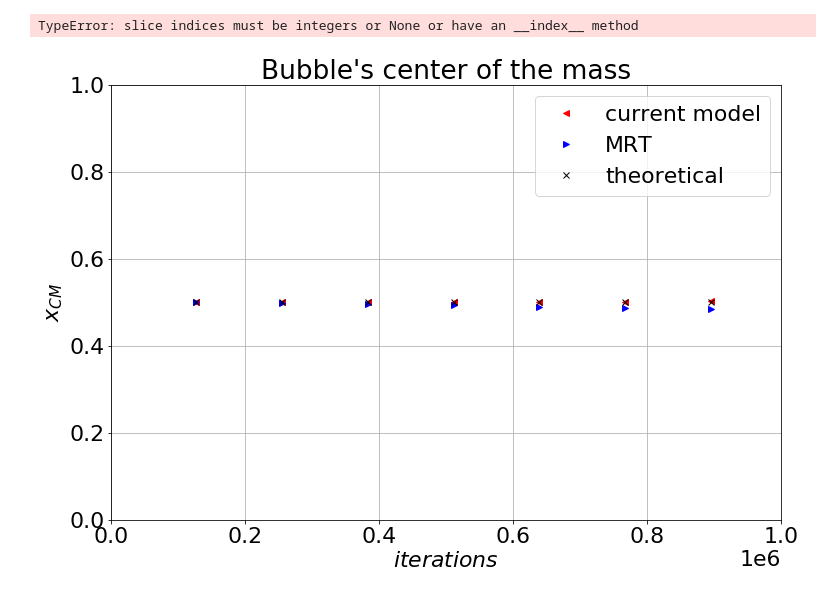
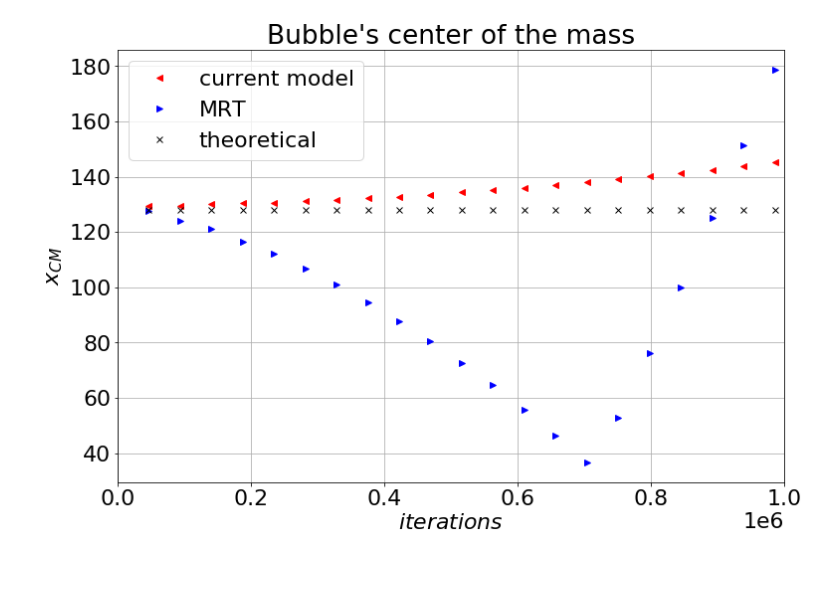
Before and after one commit to ggruszczynski/TCLB, a Jupyter notebook: moje/python/moving_resting_bubble/bubble_CMass.ipynb, the cells around one changed output. Cells and saved outputs as stored; diff of their text form; code cells hidden in the pictures; blank space fills up the shorter version.

```diff
--- a/moje/python/moving_resting_bubble/bubble_CMass.ipynb
+++ b/moje/python/moving_resting_bubble/bubble_CMass.ipynb
@@ -7,14 +7,31 @@ import pandas as pd
 import csv
 
 
-folder_path = os.path.join("../data_for_plots", "moving_vs_resting_bubble", "line_data_rho1_v01_circular")
+rho_ratio = '1'
+v = '025'
+# Ux='001'
+
+# folder_path = os.path.join("../data_for_plots",
+#                            "moving_vs_resting_bubble",
+#                            "line_data_rho%s_v%s_circular_Ux%s" % (rho_ratio, v,Ux))
+
+
+Ma='05'
+folder_path_moving = os.path.join("../data_for_plots",
+                           "moving_vs_resting_bubble",
+                           "line_data_rho%s_v%s_oscillating_Ma%s" % (rho_ratio, v, Ma))
+
+folder_path_resting = os.path.join("../data_for_plots",
+                           "moving_vs_resting_bubble",
+                           "line_data_rho%s_v%s_oscillating_rest" % (rho_ratio, v))
 
 frames_cm = []
 frames_mrt = []
 
-U0 = 0.01
-n = np.arange(127, 999, 128)
-# n = np.arange(127, 256, 128)
+
+#n = np.arange(127, 999, 128)  # U0 = 0.01
+# n = np.arange(234, 999, 235) # Ma=0.1
+n = np.arange(46, 999, 47)  # Ma=0.5
 i = np.arange(len(n))
 
 u_diff = np.empty(len(n))
@@ -25,8 +42,8 @@ pf_mrt_CMx = np.empty(len(n))  # x coordinate of the center of mass of the bubbl
 
 
 for i_, n_ in zip(i, n):
-    frame_cm = pd.read_csv(os.path.join(folder_path, "cm_moving.%d.csv" % n_), delimiter="\t")
-    frame_mrt = pd.read_csv(os.path.join(folder_path, "mrt_moving.%d.csv" % n_), delimiter="\t")
+    frame_cm = pd.read_csv(os.path.join(folder_path_moving, "cm_moving.%d.csv" % n_), delimiter="\t")
+    frame_mrt = pd.read_csv(os.path.join(folder_path_moving, "mrt_moving.%d.csv" % n_), delimiter="\t")
 
     frames_cm.append(frame_cm)
     frames_mrt.append(frame_mrt)
@@ -37,7 +54,7 @@ for i_, n_ in zip(i, n):
         counter = 0
         weight = 0
 
-        arc_x = np.roll(arc_x, U0*n*1001)
+#         arc_x = np.roll(arc_x, U0*n*1001)
 
         for pf_, x_cm in zip(pf, arc_x):
             if pf_ > threshold:
@@ -50,36 +67,35 @@ for i_, n_ in zip(i, n):
 
     pf_cm_CMx[i_] = find_CMx(frame_cm['PhaseField'], frame_cm['arc_length'], n_)
     pf_mrt_CMx[i_] = find_CMx(frame_mrt['PhaseField'], frame_mrt['arc_length'], n_)
-# %% [output]
-TypeError: slice indices must be integers or None or have an __index__ method
 # %%
 
 theoretical = np.arange(len(n), dtype='float')
-theoretical.fill(0.5)
+theoretical.fill(128)
 # make plot
 plt.rcParams.update({'font.size': 22})
 plt.figure(figsize=(12, 8))
-plt.plot(n*1E3, pf_cm_CMx/256, color="red", marker="<", linestyle="", label=r'current model')
-plt.plot(n*1E3, pf_mrt_CMx/256, color="blue", marker=">", linestyle="", label=r'MRT')
+plt.plot(n*1E3, pf_cm_CMx - 6, color="red", marker="<", linestyle="", label=r'current model')
+plt.plot(n*1E3, pf_mrt_CMx - 6 , color="blue", marker=">", linestyle="", label=r'MRT')
 plt.plot(n*1E3, theoretical, color="black", marker="x", linestyle="", label=r'theoretical')
 
 axes = plt.gca()
 axes.set_xlim([0, 1E6])
-axes.set_ylim([0, 1.0])
+# axes.set_ylim([0, 1.0])
 
 # plt.plot(frames_cm[0]['arc_length'], frames_cm[0]['PhaseField'], color="green", marker="x", linestyle="",  label='test')
 plt.ticklabel_format(style='sci', axis='x', scilimits=(0, 0))
 plt.ylabel(r'$x_{CM}$')
 plt.xlabel(r'$iterations$')
 
 plt.title('Bubble\'s center of the mass')
 plt.grid(True)
 plt.legend()
 
 fig = plt.gcf()  # get current figure
-fig.savefig('CMx.png')
 
+# fig.savefig('CMx_rho%s_v%s_Ux%s.png' % (rho_ratio, v, Ux))
+fig.savefig('CMx_rho%s_v%s_Ma%s.png' % (rho_ratio, v, Ma))
 plt.show()
 # plt.close(fig)    # close the figure
 # %% [output]
-[figure, old version]
+[figure, new version]
```
Also changed, not shown: 30 other files.
